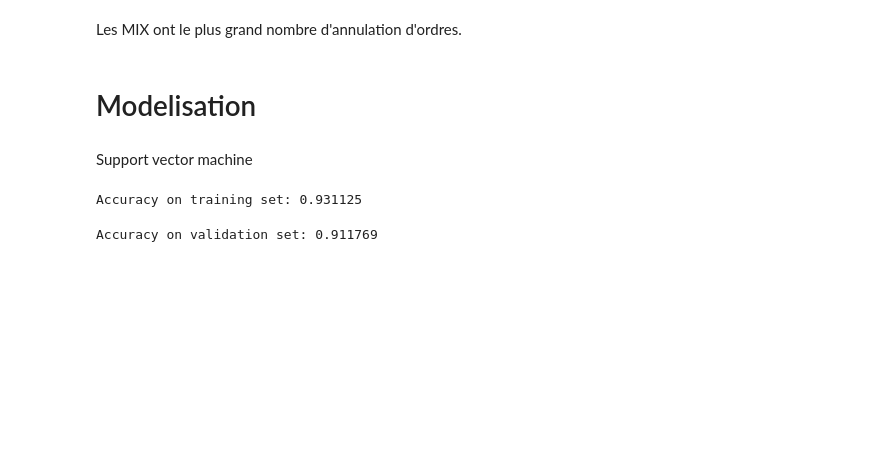
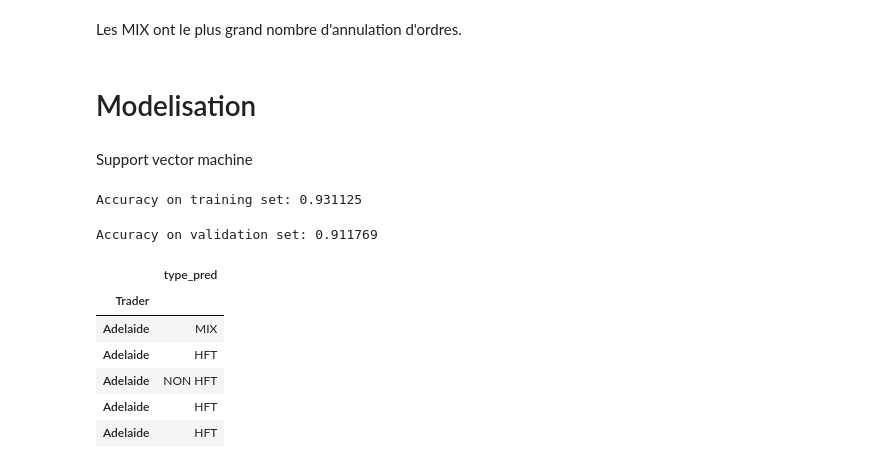
Before and after one commit to Valdi35/Detect-HFT-traders-Machine-learning-, a Jupyter notebook: HFT_machine_learning.ipynb, the cells around one changed output. Drawn from its saved outputs; the diff is of its cells as text; code cells hidden in the pictures; blank space fills up the shorter version.

```diff
--- a/HFT_machine_learning.ipynb
+++ b/HFT_machine_learning.ipynb
@@ -379,0 +367,18 @@ def plot_feature_importance(importance,names,model_type):
+# %%
+x_test = preprocess(X_test)
+# %%
+xTest = scaler.fit_transform(x_test)
+# %%
+pred_values = svm.predict(xTest)
+# %%
+predictions = pd.DataFrame(data=pred_values,index=x_test.index, columns=['type_pred'])
+# %%
+predictions.head()
+# %% [output]
+|  | type_pred |
+| Trader |  |
+| Adelaide | MIX |
+| Adelaide | HFT |
+| Adelaide | NON HFT |
+| Adelaide | HFT |
+| Adelaide | HFT |
```
Also changed, not shown: parts of 9 cells of this notebook.
